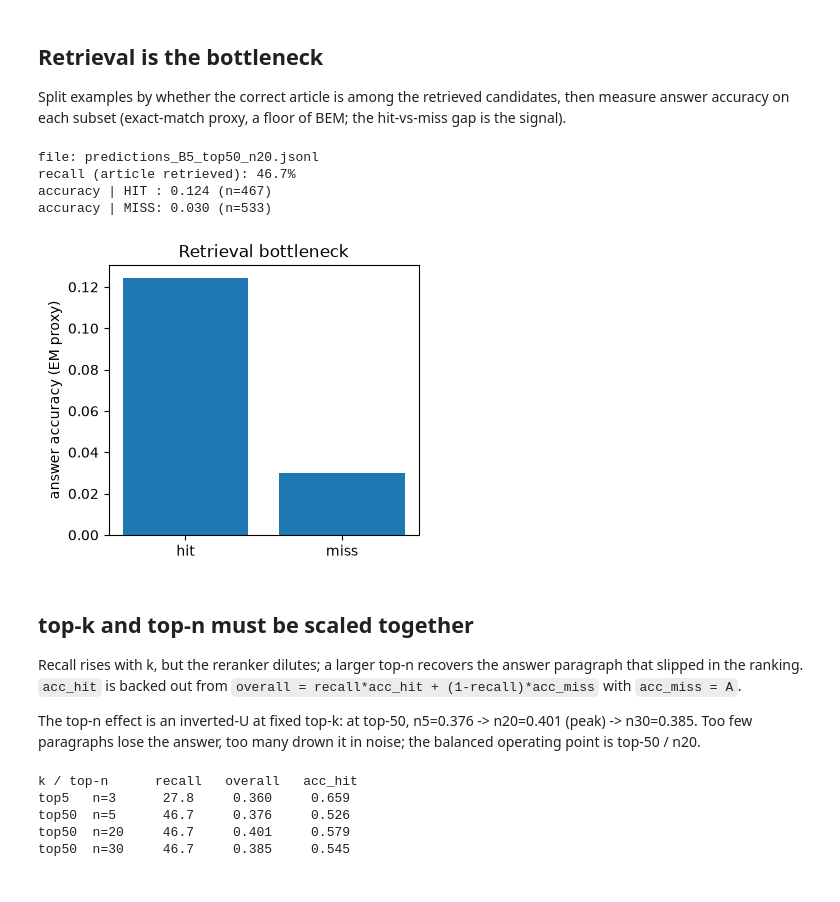
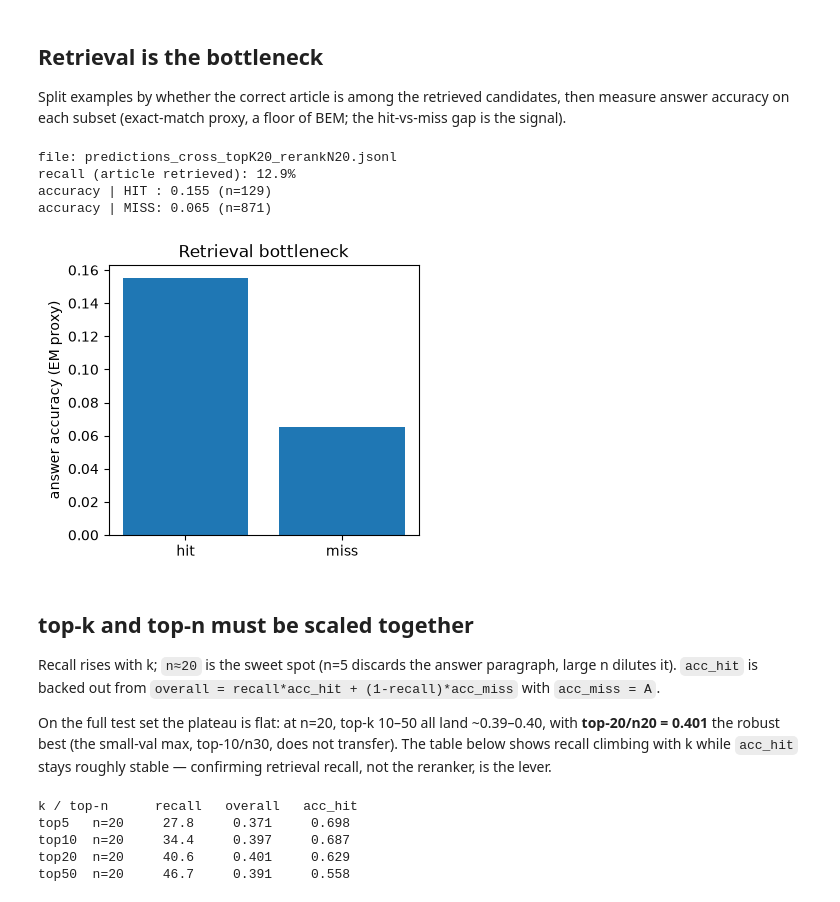
Before and after one commit to isabella-capp/Multimodal-Agentic-RAG-System, a Jupyter notebook: notebooks/strategies/baseline_B.ipynb, the cells around one changed output. Drawn from its saved outputs; the diff is of its cells as text; code cells hidden in the pictures.

```diff
--- a/notebooks/strategies/baseline_B.ipynb
+++ b/notebooks/strategies/baseline_B.ipynb
@@ -62,6 +51,6 @@ plt.xlabel('BEM accuracy'); plt.title('Baseline B variants'); plt.tight_layout()
 # %%
 types = ['automatic', 'templated', 'multi_answer']
-focus = ['A: no-RAG', 'B4: top5 + cross3', 'B5: top50 + cross5', 'B5: top50 + cross20']
+focus = ['A: no-RAG', 'B3: top5 + CLIP', 'B4: top5 + cross3', 'B5: top50 + cross20']
 sel = [(l, byt) for l, _, _, byt in rows if l in focus]
 x = range(len(types)); w = 0.8 / max(len(sel), 1)
 plt.figure(figsize=(8, 4))
@@ -73,0 +92,16 @@ plt.xticks(list(x), types); plt.ylabel('accuracy'); plt.legend(); plt.title('Per
+# %%
+# Lift over the no-RAG floor (A), per question type — where does RAG actually help?
+# Legend placed OUTSIDE the axes so it never covers the bars (many variants).
+types = ['automatic', 'templated', 'multi_answer']
+base = next((byt for l, _, _, byt in rows if l.startswith('A')), {})
+variants = sorted([r for r in rows if not r[0].startswith('A')], key=lambda r: r[2], reverse=True)
+x = range(len(types)); n = max(len(variants), 1); w = 0.8 / n
+fig, ax = plt.subplots(figsize=(9, 4.5))
+for i, (label, _, _, byt) in enumerate(variants):
+    off = (i - (n - 1) / 2) * w
+    ax.bar([j + off for j in x], [byt.get(t, 0) - base.get(t, 0) for t in types], w, label=label)
+ax.axhline(0, color='k', lw=0.8)
+ax.set_xticks(list(x)); ax.set_xticklabels(types)
+ax.set_ylabel('BEM lift over A (no-RAG)'); ax.set_title('Where RAG helps, by question type')
+ax.legend(loc='upper left', bbox_to_anchor=(1.02, 1), fontsize=8, frameon=False)
+fig.tight_layout(); plt.show()
@@ -75,7 +111,7 @@ plt.xticks(list(x), types); plt.ylabel('accuracy'); plt.legend(); plt.title('Per
 ## Retrieval is the bottleneck
 Split examples by whether the correct article is among the retrieved candidates, then measure answer accuracy on each subset (exact-match proxy, a floor of BEM; the hit-vs-miss gap is the signal).
 # %%
-PUNCT = set(string.punctuation + '\u2018\u2019\u00b4`_')
+PUNCT = set(string.punctuation + '‘’´`_')
 def _pre(a):
     a = a.lower().replace('\n', ' ').replace('\t', ' ').strip()
     a = ''.join('' if c in PUNCT else c for c in a)
@@ -87,48 +123,48 @@ def correct(rec):
     ref = str(rec['answer'])
     if rec['question_type'] == 'multi_answer':
         R = [x for x in (_pre(a) for a in ref.split('|')[0].split('&&')) if x]
         C = [x for x in (_pre(a) for a in rec['prediction'].replace(' and ', ',').replace(' & ', ',').split(',')) if x]
         u = len(set(R) | set(C)); return len(set(R) & set(C)) / u >= 0.5 if u else False
     return _pre(ref) == _pre(rec['prediction'])
 def norm(u):
     if not u:
         return u
     u = re.sub(r'^https?://', '', u.strip().lower())
     return u.replace('en.m.wikipedia.org', 'en.wikipedia.org').rstrip('/')
 def cands(p):
     rc = p.get('retrieved_context') or {}
     cs = [c['wiki_url'] for c in rc.get('candidates', [])] or ([rc['wiki_url']] if rc.get('wiki_url') else [])
     return [norm(u) for u in cs]
 
 gt = {x['unique_id']: norm(x.get('wikipedia_url')) for x in json.load(open(BASE + '/encyclopedic_test_subset.json'))}
 
-# best variant available
-pred_file = OUT + '/predictions_B5_top50_n20.jsonl'
+# best variant available (definitive full-test run)
+pred_file = OUT + '/final_test/predictions_cross_topK20_rerankN20.jsonl'
 if not os.path.exists(pred_file):
-    pred_file = OUT + '/predictions_B4.jsonl'
+    pred_file = OUT + '/baselines/predictions_B5.jsonl'
 preds = [json.loads(l) for l in open(pred_file) if l.strip()]
 hit = [p for p in preds if gt.get(p['unique_id']) in cands(p)]
 miss = [p for p in preds if gt.get(p['unique_id']) not in cands(p)]
 acc = lambda s: sum(correct(p) for p in s) / len(s) if s else 0
 print('file:', os.path.basename(pred_file))
 print('recall (article retrieved): %.1f%%' % (100 * len(hit) / len(preds)))
 print('accuracy | HIT : %.3f (n=%d)' % (acc(hit), len(hit)))
 print('accuracy | MISS: %.3f (n=%d)' % (acc(miss), len(miss)))
 plt.figure(figsize=(4, 3.5)); plt.bar(['hit', 'miss'], [acc(hit), acc(miss)])
 plt.ylabel('answer accuracy (EM proxy)'); plt.title('Retrieval bottleneck'); plt.show()
 # %% [output]
-file: predictions_B5_top50_n20.jsonl
-recall (article retrieved): 46.7%
-accuracy | HIT : 0.124 (n=467)
-accuracy | MISS: 0.030 (n=533)
+file: predictions_cross_topK20_rerankN20.jsonl
+recall (article retrieved): 12.9%
+accuracy | HIT : 0.155 (n=129)
+accuracy | MISS: 0.065 (n=871)
-[figure, old version]
+[figure, new version]
 # %% [markdown]
 ## top-k and top-n must be scaled together
-Recall rises with k, but the reranker dilutes; a larger top-n recovers the answer paragraph that slipped in the ranking. `acc_hit` is backed out from `overall = recall*acc_hit + (1-recall)*acc_miss` with `acc_miss = A`.
+Recall rises with k; `n≈20` is the sweet spot (n=5 discards the answer paragraph, large n dilutes it). `acc_hit` is backed out from `overall = recall*acc_hit + (1-recall)*acc_miss` with `acc_miss = A`.
 
-The top-n effect is an inverted-U at fixed top-k: at top-50, n5=0.376 -> n20=0.401 (peak) -> n30=0.385. Too few paragraphs lose the answer, too many drown it in noise; the balanced operating point is top-50 / n20.
+On the full test set the plateau is flat: at n=20, top-k 10–50 all land ~0.39–0.40, with **top-20/n20 = 0.401** the robust best (the small-val max, top-10/n30, does not transfer). The table below shows recall climbing with k while `acc_hit` stays roughly stable — confirming retrieval recall, not the reranker, is the lever.
 # %%
-dump_path = OUT + '/retrieval_topk50.jsonl'
+dump_path = OUT + '/retrieval/retrieval_topk50.jsonl'
 if os.path.exists(dump_path):
     dump = [json.loads(l) for l in open(dump_path) if l.strip()]
     def recall_at(k):
@@ -138,18 +174,20 @@ if os.path.exists(dump_path):
             if g and g in [norm(c['wiki_url']) for c in r['candidates'][:k]]:
                 h += 1
         return h / len(dump)
-    acc_miss = json.load(open(OUT + '/results.json'))['accuracy_overall']
-    combos = [(5, 3, 'results_B4.json'), (50, 5, 'results_B5_top50.json'), (50, 20, 'results_B5_top50_n20.json'), (50, 30, 'results_B5_top50_n30.json')]
+    acc_miss = json.load(open(OUT + '/baselines/results_A.json'))['accuracy_overall']
+    # full-test runs at fixed n=20: recall rises with k, acc_hit stays ~stable
+    combos = [(5, 20), (10, 20), (20, 20), (50, 20)]
     print('%-14s %-8s %-9s %s' % ('k / top-n', 'recall', 'overall', 'acc_hit'))
-    for k, n, f in combos:
-        if os.path.exists(OUT + '/' + f):
-            rec = recall_at(k); ov = json.load(open(OUT + '/' + f))['accuracy_overall']
+    for k, n in combos:
+        f = OUT + '/final_test/results_BEM_cross_topK%d_rerankN%d.json' % (k, n)
+        if os.path.exists(f):
+            rec = recall_at(k); ov = json.load(open(f))['accuracy_overall']
             print('top%-3d n=%-6d %-8.1f %-9.3f %.3f' % (k, n, 100 * rec, ov, (ov - (1 - rec) * acc_miss) / rec))
 else:
     print('run scripts/run_recall.sh to populate the recall dump')
 # %% [output]
 k / top-n      recall   overall   acc_hit
-top5   n=3      27.8     0.360     0.659
-top50  n=5      46.7     0.376     0.526
-top50  n=20     46.7     0.401     0.579
-top50  n=30     46.7     0.385     0.545
+top5   n=20     27.8     0.371     0.698
+top10  n=20     34.4     0.397     0.687
+top20  n=20     40.6     0.401     0.629
+top50  n=20     46.7     0.391     0.558
```
Also changed, not shown: parts of 11 cells of this notebook, 4 other files.
